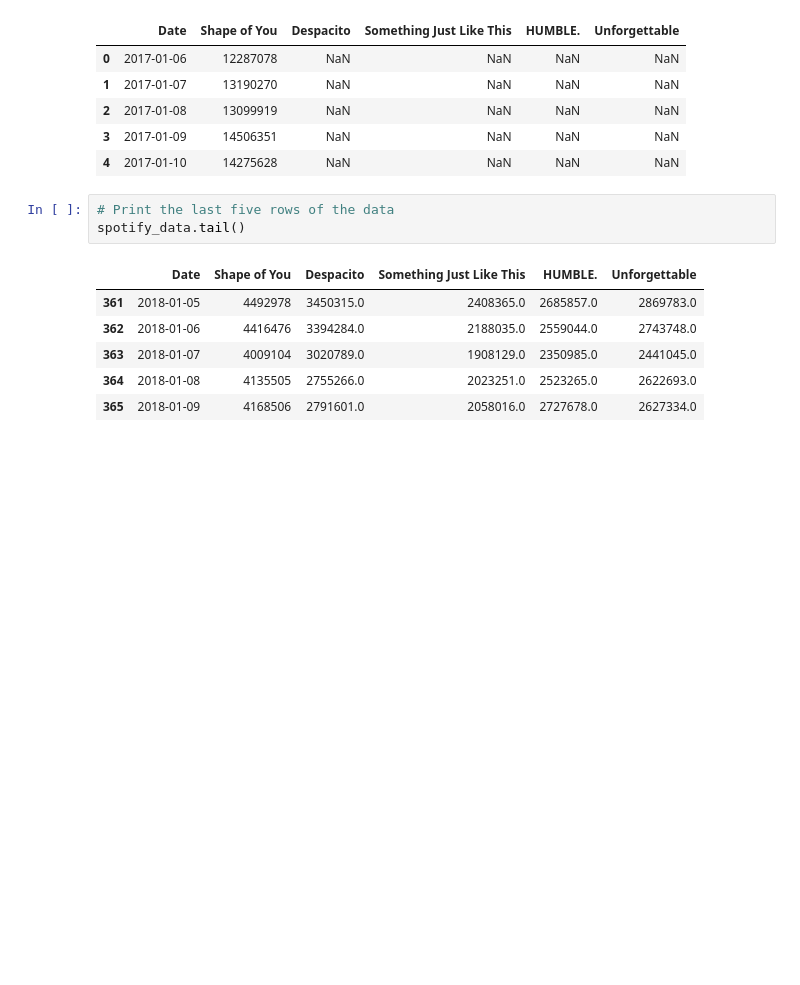
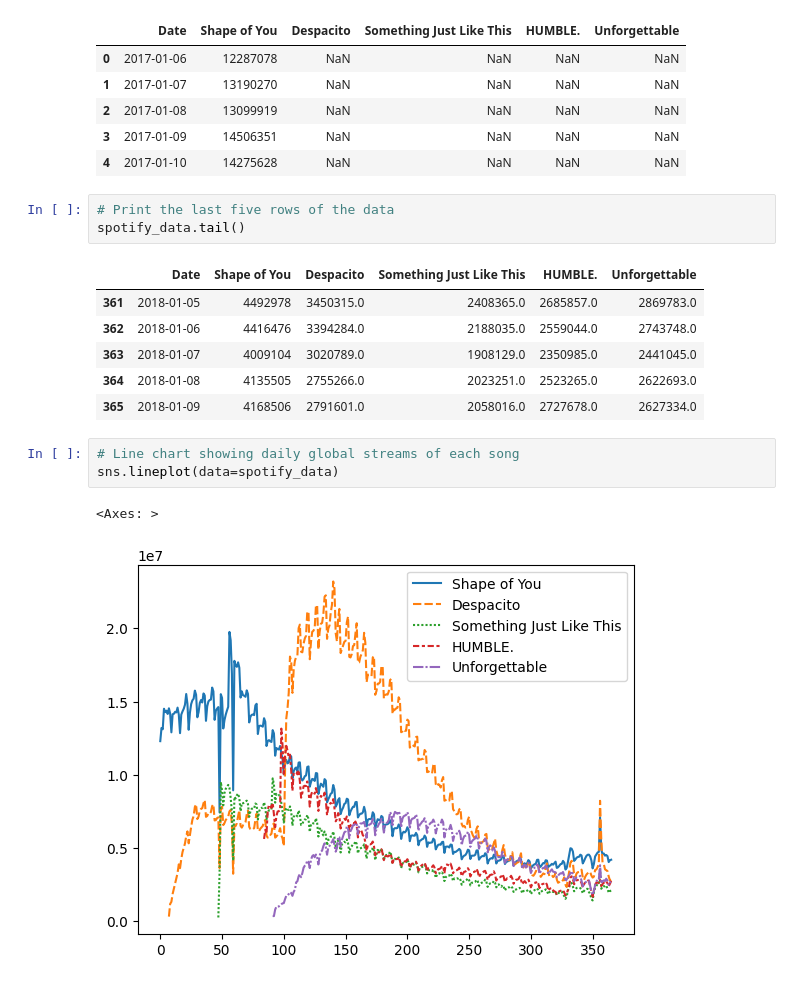
Before and after one commit to Aaratiii/Learn_Data_Visualization_with_me, a Jupyter notebook: dv.ipynb, the cells around one changed output. Drawn from its saved outputs; the diff is of its cells as text; blank space fills up the shorter version.

Commit message:
plot

```diff
--- a/dv.ipynb
+++ b/dv.ipynb
@@ -82,3 +82,9 @@ spotify_data.tail()
 | 363 | 2018-01-07 | 4009104 | 3020789.0 | 1908129.0 | 2350985.0 | 2441045.0 |
 | 364 | 2018-01-08 | 4135505 | 2755266.0 | 2023251.0 | 2523265.0 | 2622693.0 |
 | 365 | 2018-01-09 | 4168506 | 2791601.0 | 2058016.0 | 2727678.0 | 2627334.0 |
+# %%
+# Line chart showing daily global streams of each song
+sns.lineplot(data=spotify_data)
+# %% [output]
+<Axes: >
+[figure, added]
```
